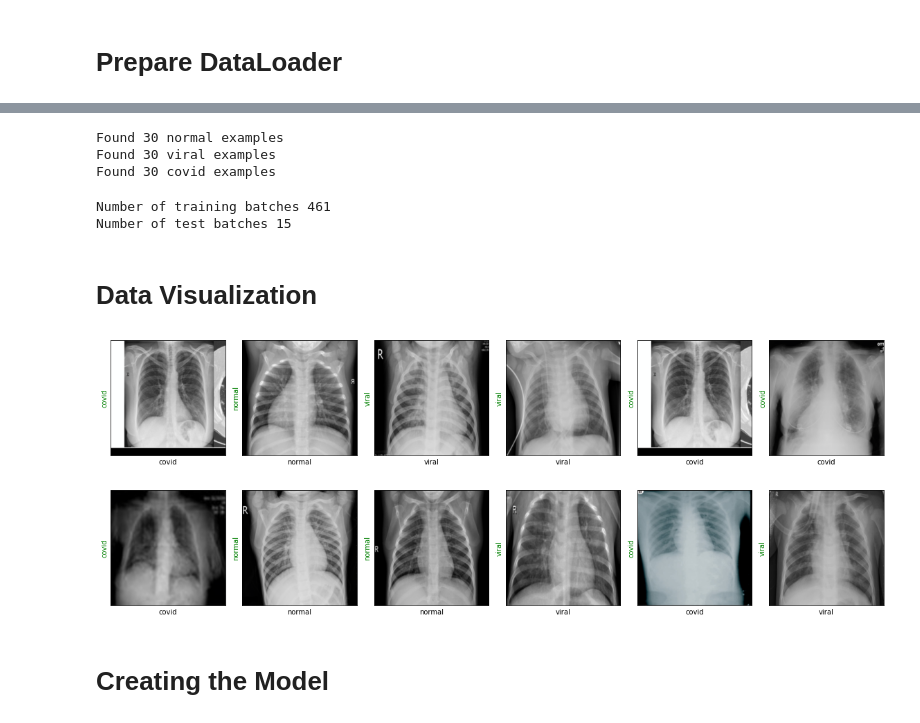
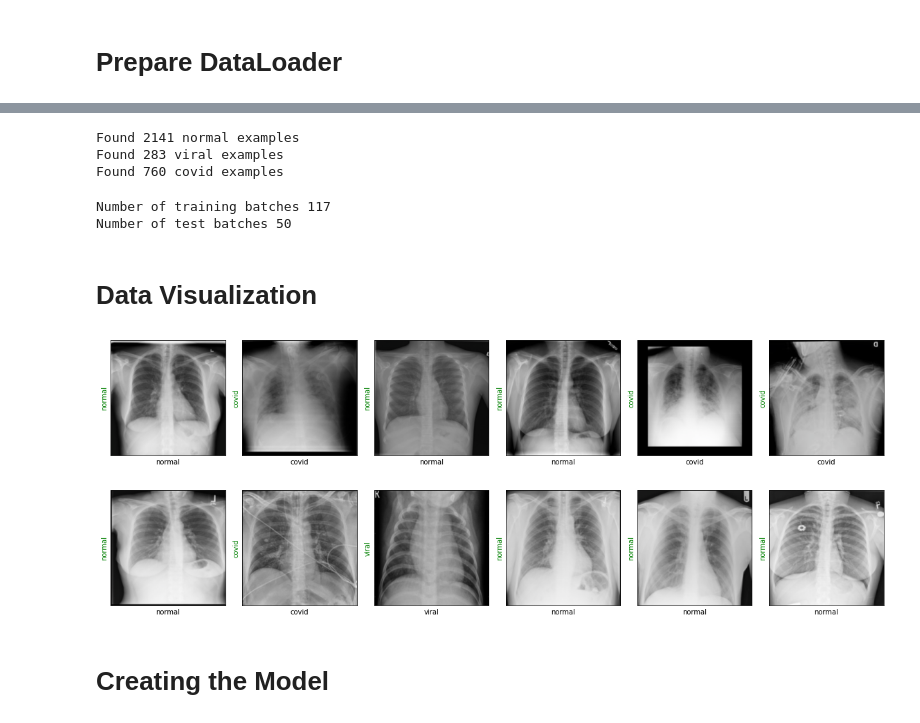
Before and after one commit to Bingfan-Liu/COVID-detection-using-ResNet-and-X-ray-scans, a Jupyter notebook: COVID detection using ResNet and X-ray scan.ipynb, the cells around one changed output, grey strips where cells are left out. Cells and saved outputs as stored; diff of their text form; code cells hidden in the pictures.

```diff
--- a/COVID detection using ResNet and X-ray scan.ipynb
+++ b/COVID detection using ResNet and X-ray scan.ipynb
@@ -32,23 +35,23 @@ Using PyTorch version 1.7.1
 # Preparing Training and Test Sets
 # %%
 class_names = ['normal', 'viral', 'covid']
-root_dir    = 'COVID-19 Radiography Database'
-source_dirs = ['NORMAL', 'Viral Pneumonia', 'COVID-19']
+root_dir    = 'COVID-19_Radiography_Dataset'
 
-if os.path.isdir(os.path.join(root_dir, source_dirs[1])):
-    os.mkdir(os.path.join(root_dir, 'test')) # # create empty test set folder
 
-    for i, d in enumerate(source_dirs): # rename files or directory
-        os.rename(os.path.join(root_dir, d), os.path.join(root_dir, class_names[i]))
+# test set proportion
+test_set_proportion = 0.3
 
-    for c in class_names: # create subfolders in the test set folder
 
+os.mkdir(os.path.join(root_dir, 'test')) # # create empty test set folder
+
+for c in class_names: # create subfolders in the test set folder
+    if not os.path.isdir(os.path.join(root_dir, 'test', c)):
         os.mkdir(os.path.join(root_dir, 'test', c))
 
-    for c in class_names:
-        images = [x for x in os.listdir(os.path.join(root_dir, c)) if x.lower().endswith('png')]
-        selected_images = random.sample(images, 30)
-        for image in selected_images:
-            source_path = os.path.join(root_dir, c, image)
-            target_path = os.path.join(root_dir, 'test', c, image)
-            shutil.move(source_path, target_path)
+for c in class_names:
+    images = [x for x in os.listdir(os.path.join(root_dir, c)) if x.lower().endswith('png')]
+    selected_images = random.sample(images, int(np.ceil(test_set_proportion*len(images))))
+    for image in selected_images:
+        source_path = os.path.join(root_dir, c, image)
+        target_path = os.path.join(root_dir, 'test', c, image)
+        shutil.move(source_path, target_path)
@@ -138,17 +149,17 @@ Found 135 covid examples
 # %%
 test_dirs = {
-    'normal': 'COVID-19 Radiography Database/test/normal',
-    'viral': 'COVID-19 Radiography Database/test/viral',
-    'covid': 'COVID-19 Radiography Database/test/covid'
+    'normal': 'COVID-19_Radiography_Dataset/test/normal',
+    'viral': 'COVID-19_Radiography_Dataset/test/viral',
+    'covid': 'COVID-19_Radiography_Dataset/test/covid'
 }
 # %%
 test_dataset = ChestXRayDataset(test_dirs, test_transform)
 # %% [output]
-Found 30 normal examples
-Found 30 viral examples
-Found 30 covid examples
+Found 2141 normal examples
+Found 283 viral examples
+Found 760 covid examples
 # %%
-batch_size = 6
+batch_size = 64
 
 dl_train = torch.utils.data.DataLoader(train_dataset, batch_size = batch_size, shuffle = True)
 dl_test = torch.utils.data.DataLoader(test_dataset, batch_size = batch_size, shuffle = True)
@@ -156,8 +167,8 @@ dl_test = torch.utils.data.DataLoader(test_dataset, batch_size = batch_size, shu
 print('Number of training batches', len(dl_train))
 print('Number of test batches', len(dl_test))
 # %% [output]
-Number of training batches 461
-Number of test batches 15
+Number of training batches 117
+Number of test batches 50
 # %% [markdown]
 # Data Visualization
 # %%
@@ -166,7 +177,8 @@ class_names = train_dataset.class_names
 def show_images(images, labels, preds):
     plt.figure(figsize=(16, 9))
     for i, image in enumerate(images):
-        plt.subplot(1, 6, i + 1, xticks = [], yticks = [])
+        # print(i)
+        plt.subplot(1, len(images), i + 1, xticks = [], yticks = [])
         image = image.numpy().transpose((1, 2, 0))
         mean  = np.array([0.485, 0.456, 0.406])
         std   = np.array([0.229, 0.224, 0.225])
@@ -183,14 +195,14 @@ def show_images(images, labels, preds):
     plt.show()
 # %%
 images, labels = next(iter(dl_train))
-show_images(images, labels, labels)
+show_images(images[:6], labels, labels)
 # %% [output]
-[figure, old version]
+[figure, new version]
 # %%
 images, labels = next(iter(dl_test))
-show_images(images, labels, labels)
+show_images(images[:6], labels, labels)
 # %% [output]
-[figure, old version]
+[figure, new version]
 # %% [markdown]
 # Creating the Model
 # %%
```
Also changed, not shown: parts of 16 cells of this notebook.
